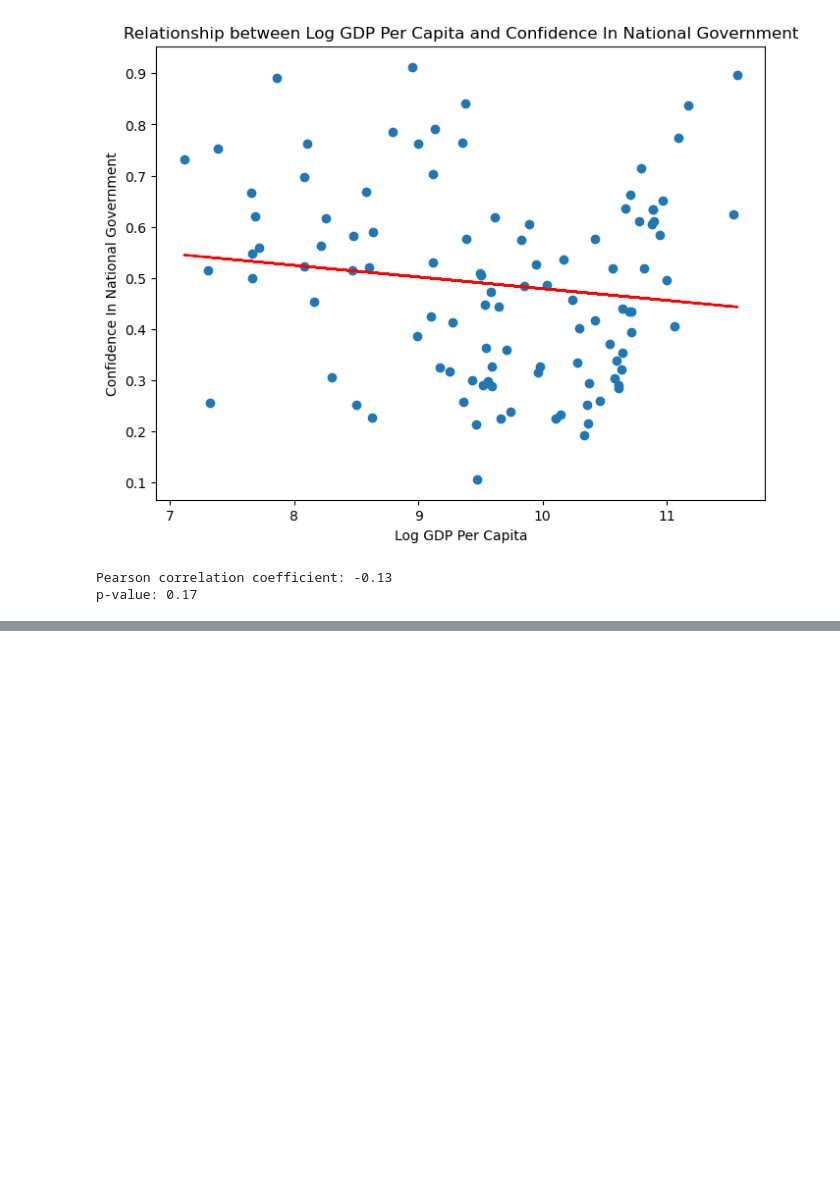
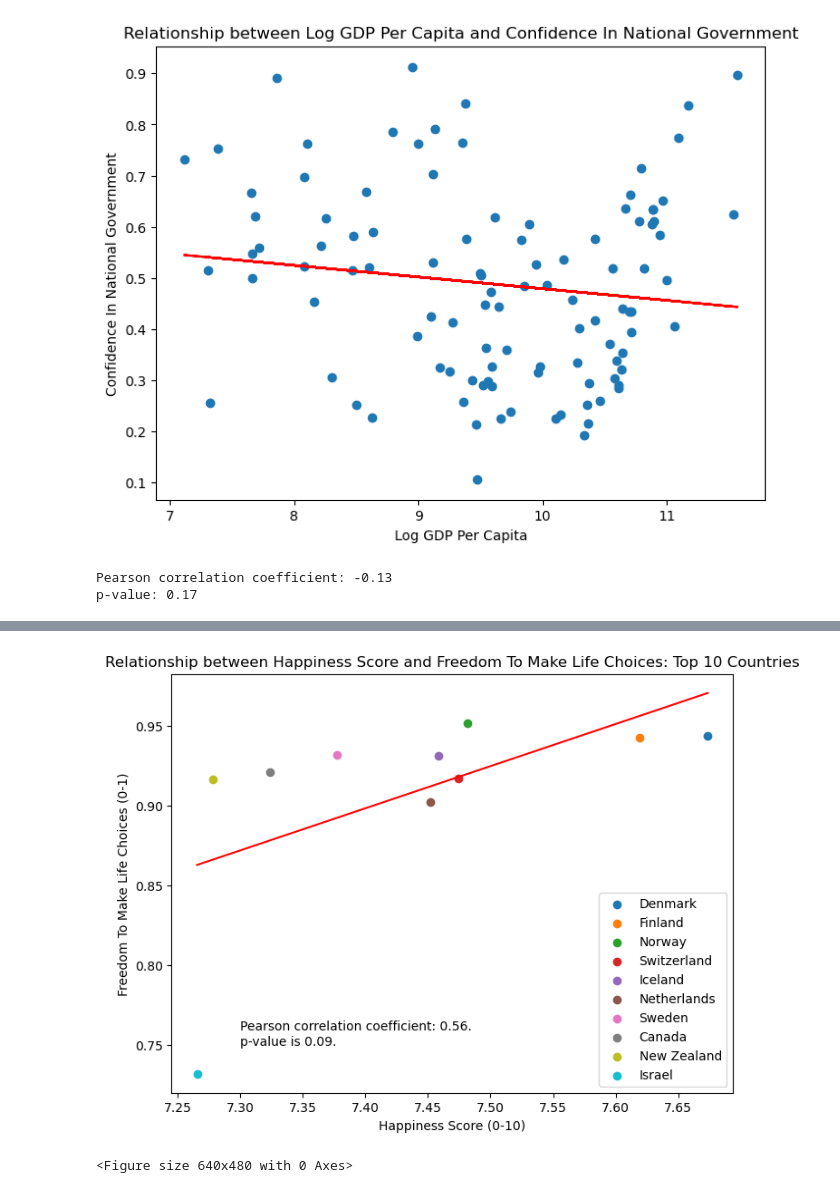
Before and after one commit to amylovesdogs/Group7Project1, a Jupyter notebook: happiness.ipynb, the cells around one changed output, grey strips where cells are left out. Drawn from its saved outputs; the diff is of its cells as text; code cells hidden in the pictures; blank space fills up the shorter version.

```diff
--- a/happiness.ipynb
+++ b/happiness.ipynb
@@ -478,0 +520,31 @@ p-value: 0.17
+# %%
+# Get top 10 and bottom 10 countries based on average happiness score and average Freedom score
+top10 = averagesSorted.iloc[0:10]
+bottom10 = averagesSorted.iloc[-10:]
+
+# Create a scatter plot to show the relationship between the Happiness Score and Freedom to Make Life Choices
+# for the top 10 countries
+plt.figure(figsize=(8, 6))
+for index, row in top10.iterrows():
+    plt.scatter(row['Life Ladder'], row['Freedom To Make Life Choices'], label=row['Country Name'])
+
+plt.xlabel('Happiness Score (0-10)')
+plt.ylabel('Freedom To Make Life Choices (0-1)')
+plt.title('Relationship between Happiness Score and Freedom To Make Life Choices: Top 10 Countries')
+plt.legend()
+
+# Perform linear regression for top 10 countries
+x_values = top10['Life Ladder']
+y_values = top10['Freedom To Make Life Choices']
+corr = pearsonr(x_values, y_values)
+(slope, intercept, rvalue, pvalue, stderr) = linregress(x_values, y_values)
+regress_values = x_values * slope + intercept
+plt.plot(x_values, regress_values,"r-")
+anno_text = f"Pearson correlation coefficient: {corr.statistic:.2f}."
+anno_text += "\np-value is " + f"{corr.pvalue:.2f}."
+plt.annotate(anno_text, (7.3,.75))
+plt.show()
+plt.savefig("Output/FreedomTop10")
+# %% [output]
+[figure, added]
+<Figure size 640x480 with 0 Axes>
```
Also changed, not shown: parts of 4 cells of this notebook.
